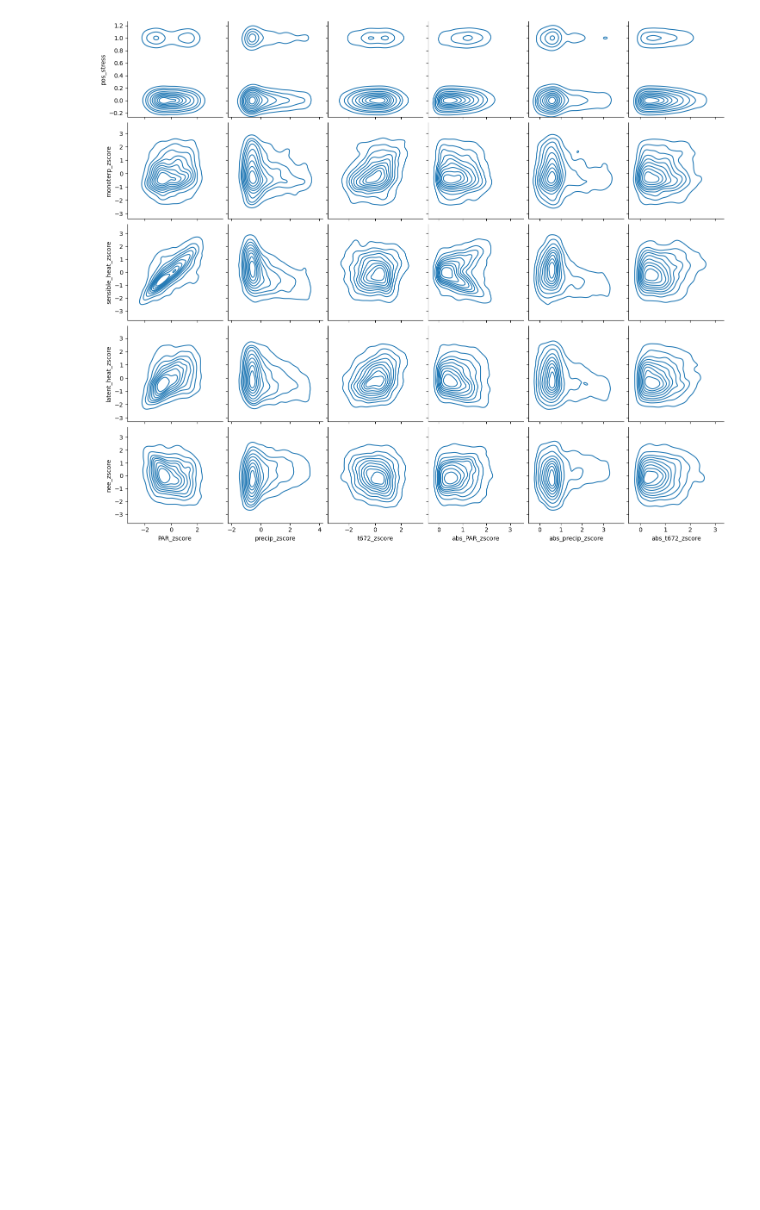
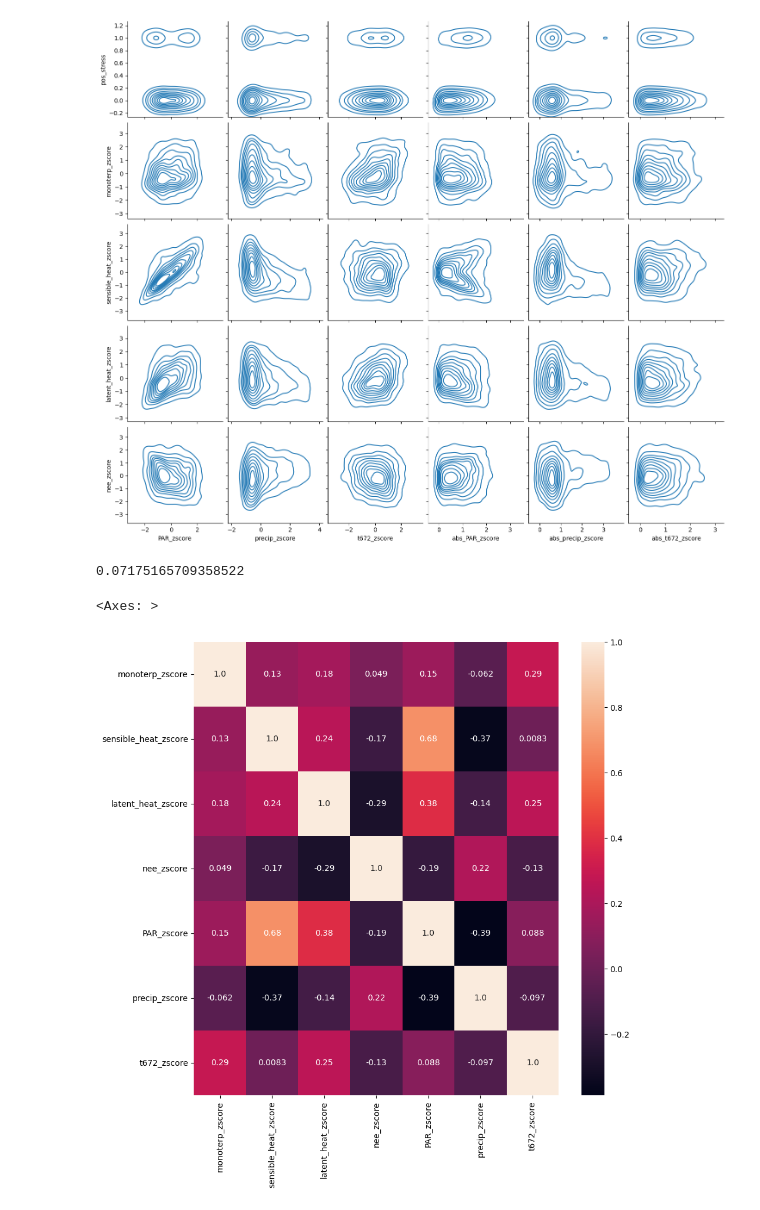
Before and after one commit to ramipiik/Data-Science-Project, a Jupyter notebook: light_rain_temp.ipynb, the cells around one changed output. Saved outputs shown, nothing was run; the diff lists cells and outputs as text; code cells hidden in the pictures; blank space fills up the shorter version.

```diff
--- a/light_rain_temp.ipynb
+++ b/light_rain_temp.ipynb
@@ -746,3 +746,19 @@ sns.pairplot(daily_df_med,kind='kde',y_vars=['pos_stress','monoterp_zscore','sen
 0.07437472062281442
 <seaborn.axisgrid.PairGrid at 0x...>
 [figure]
+# %%
+from sklearn.linear_model import LinearRegression
+linreg=LinearRegression()
+df_reg=daily_df_med.dropna()
+linreg.fit(df_reg[['abs_PAR_zscore','abs_precip_zscore','abs_t672_zscore']],df_reg['pos_stress'])
+linreg.score(df_reg[['abs_PAR_zscore','abs_precip_zscore','abs_t672_zscore']],df_reg['pos_stress'])
+# %% [output]
+0.07175165709358522
+# %%
+
+fig, ax = plt.subplots(figsize=(10,10))
+
+sns.heatmap(daily_df_med.iloc[:,1:8].corr(),annot=True,fmt=".2")
+# %% [output]
+<Axes: >
+[figure, added]
```
